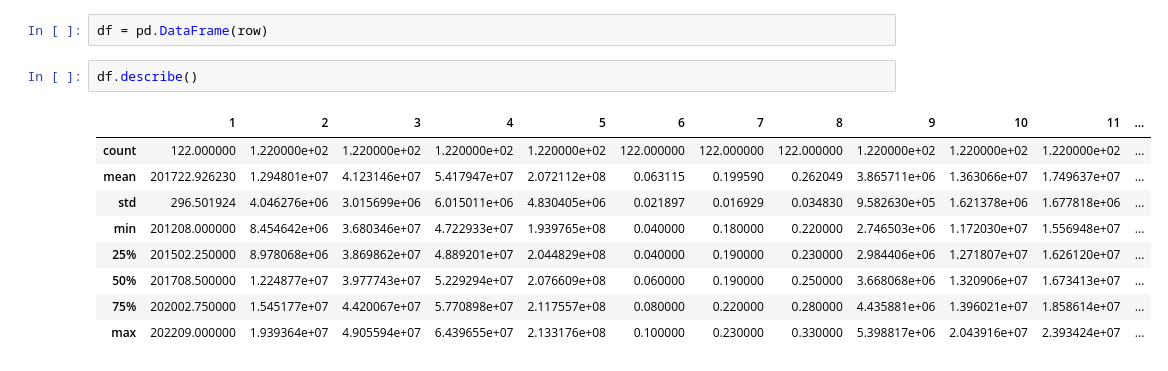
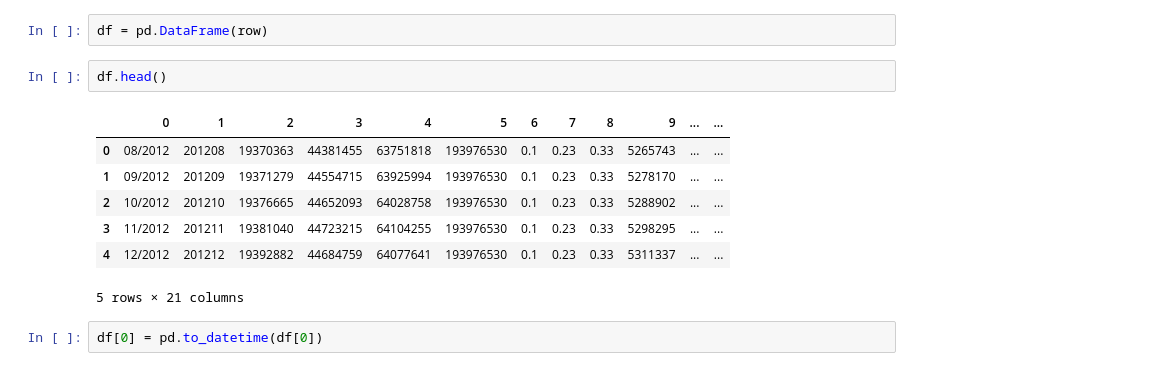
Before and after one commit to ViniciusHTSilva/Analise-Cafeteria, a Jupyter notebook: main.ipynb, the cells around one changed output. Drawn from its saved outputs; the diff is of its cells as text.

```diff
--- a/main.ipynb
+++ b/main.ipynb
@@ -12,14 +14,14 @@ row = cursor.fetchall()
 # %%
 df = pd.DataFrame(row)
 # %%
-df.describe()
+df.head()
 # %% [output]
-|  | 1 | 2 | 3 | 4 | 5 | 6 | 7 | 8 | 9 | 10 | 11 | ... |
-| count | 122.000000 | 1.220000e+02 | 1.220000e+02 | 1.220000e+02 | 1.220000e+02 | 122.000000 | 122.000000 | 122.000000 | 1.220000e+02 | 1.220000e+02 | 1.220000e+02 | ... |
-| mean | 201722.926230 | 1.294801e+07 | 4.123146e+07 | 5.417947e+07 | 2.072112e+08 | 0.063115 | 0.199590 | 0.262049 | 3.865711e+06 | 1.363066e+07 | 1.749637e+07 | ... |
-| std | 296.501924 | 4.046276e+06 | 3.015699e+06 | 6.015011e+06 | 4.830405e+06 | 0.021897 | 0.016929 | 0.034830 | 9.582630e+05 | 1.621378e+06 | 1.677818e+06 | ... |
-| min | 201208.000000 | 8.454642e+06 | 3.680346e+07 | 4.722933e+07 | 1.939765e+08 | 0.040000 | 0.180000 | 0.220000 | 2.746503e+06 | 1.172030e+07 | 1.556948e+07 | ... |
-| 25% | 201502.250000 | 8.978068e+06 | 3.869862e+07 | 4.889201e+07 | 2.044829e+08 | 0.040000 | 0.190000 | 0.230000 | 2.984406e+06 | 1.271807e+07 | 1.626120e+07 | ... |
-| 50% | 201708.500000 | 1.224877e+07 | 3.977743e+07 | 5.229294e+07 | 2.076609e+08 | 0.060000 | 0.190000 | 0.250000 | 3.668068e+06 | 1.320906e+07 | 1.673413e+07 | ... |
-| 75% | 202002.750000 | 1.545177e+07 | 4.420067e+07 | 5.770898e+07 | 2.117557e+08 | 0.080000 | 0.220000 | 0.280000 | 4.435881e+06 | 1.396021e+07 | 1.858614e+07 | ... |
-| max | 202209.000000 | 1.939364e+07 | 4.905594e+07 | 6.439655e+07 | 2.133176e+08 | 0.100000 | 0.230000 | 0.330000 | 5.398817e+06 | 2.043916e+07 | 2.393424e+07 | ... |
+|  | 0 | 1 | 2 | 3 | 4 | 5 | 6 | 7 | 8 | 9 | ... | ... |
+| 0 | 08/2012 | 201208 | 19370363 | 44381455 | 63751818 | 193976530 | 0.1 | 0.23 | 0.33 | 5265743 | ... | ... |
+| 1 | 09/2012 | 201209 | 19371279 | 44554715 | 63925994 | 193976530 | 0.1 | 0.23 | 0.33 | 5278170 | ... | ... |
+| 2 | 10/2012 | 201210 | 19376665 | 44652093 | 64028758 | 193976530 | 0.1 | 0.23 | 0.33 | 5288902 | ... | ... |
+| 3 | 11/2012 | 201211 | 19381040 | 44723215 | 64104255 | 193976530 | 0.1 | 0.23 | 0.33 | 5298295 | ... | ... |
+| 4 | 12/2012 | 201212 | 19392882 | 44684759 | 64077641 | 193976530 | 0.1 | 0.23 | 0.33 | 5311337 | ... | ... |
+5 rows × 21 columns
+# %%
+df[0] = pd.to_datetime(df[0])
```
Also changed, not shown: parts of 5 cells of this notebook, 2 other files.
